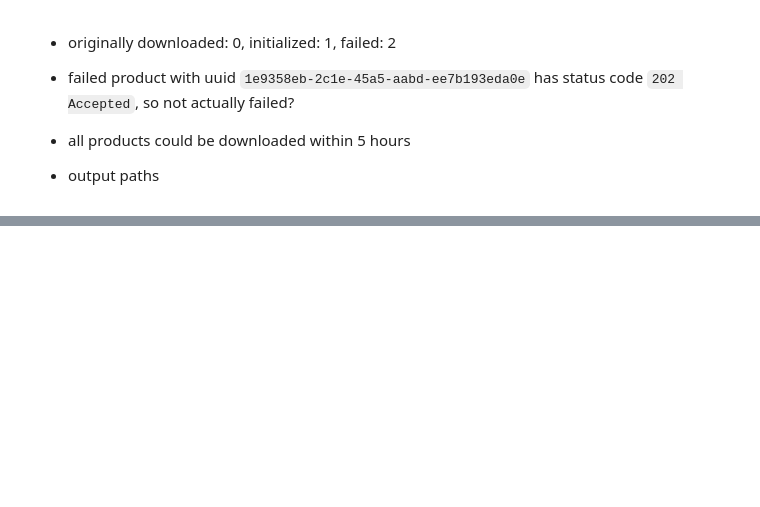
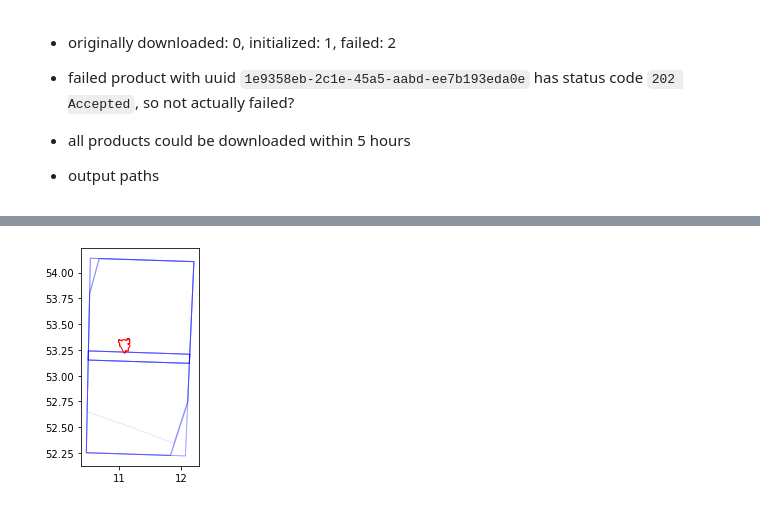
Before and after one commit to rrrnld/earth-observation-for-journalism, a Jupyter notebook: true-color-image/03b Forest Fires 2018 and 2019.ipynb, the cells around one changed output, grey strips where cells are left out. Cells and saved outputs as stored; diff of their text form; code cells hidden in the pictures; blank space fills up the shorter version.

Commit message:
Add raster files for Luebtheen

```diff
--- a/true-color-image/03b Forest Fires 2018 and 2019.ipynb
+++ b/true-color-image/03b Forest Fires 2018 and 2019.ipynb
@@ -17,5 +17,10 @@ from tqdm.notebook import tqdm
 api = SentinelAPI(os.getenv('SCIHUB_USERNAME'), os.getenv('SCIHUB_PASSWORD'))
 api._tqdm = tqdm
 out_dir = Path('input/forest_fires')
+
+plot_style = [
+    { 'facecolor': 'none', 'edgecolor': 'blue', 'alpha': 0.1 },
+    { 'facecolor': 'none', 'edgecolor': 'red' }
+]
 # %% [markdown]
 ## 2018
@@ -223,0 +233,4 @@ list(map(lambda d: d['path'], downloaded.values()))
+# %%
+luebtheen = search_osm('Lübtheen, Germany')
+luebtheen = luebtheen[(luebtheen['osm_type'] == 'relation') & (luebtheen['type'] == 'administrative')]
+luebtheen
@@ -223,0 +244,13 @@ list(map(lambda d: d['path'], downloaded.values()))
+# %%
+luebtheen_date = date(2019, 6, 30)
+luebtheen_before = luebtheen_date - timedelta(weeks=4)
+luebtheen_after = luebtheen_date + timedelta(weeks=4)
+luebtheen_footprint = luebtheen['geometry'].iloc[0].convex_hull
+# %%
+results = api.query(luebtheen_footprint.wkt,
+                    platformname='Sentinel-2',
+                    processinglevel='Level-2A',
+                    date=(luebtheen_before, luebtheen_after),
+                    cloudcoverpercentage=(0, 50))
+gdf = SentinelAPI.to_geodataframe(results)
+gdf.head()
@@ -223,0 +265,4 @@ list(map(lambda d: d['path'], downloaded.values()))
+# %%
+plot_all([ gdf, luebtheen ], plot_style)
+# %% [output]
+[figure, added]
```
Also changed, not shown: parts of 24 cells of this notebook.
